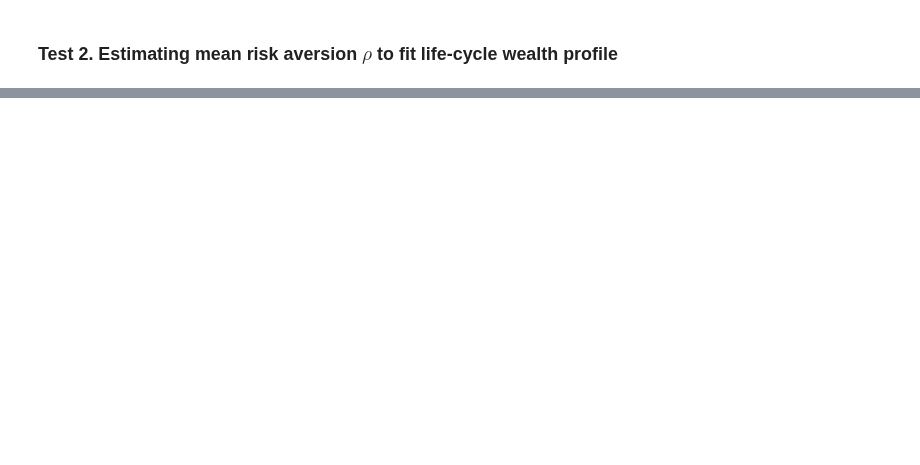
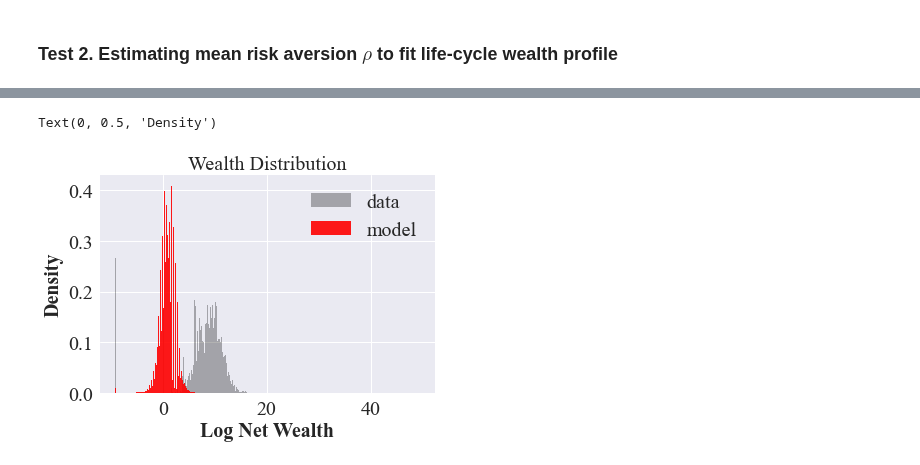
Before and after one commit to iworld1991/PIR, a Jupyter notebook: WorkingFolder/PythonCode/OLG-PE-Estimation.ipynb, the cells around one changed output, grey strips where cells are left out. Saved outputs shown, nothing was run; the diff lists cells and outputs as text; code cells hidden in the pictures; blank space fills up the shorter version.

```diff
--- a/WorkingFolder/PythonCode/OLG-PE-Estimation.ipynb
+++ b/WorkingFolder/PythonCode/OLG-PE-Estimation.ipynb
@@ -1465,0 +1555,25 @@ def objective_est_rho_point(ρ):
+# %%
+
+## wealth distribution
+
+plt.title('Wealth Distribution')
+n_SCF,bins_SCF,_ = plt.hist(np.log(SCF_lqwealth_sort+1e-4),
+                             weights = SCF_lqweights_sort_norm,
+                             density=True,
+                             bins=300,
+                            color='black',
+                            alpha=0.3,
+                           label='data')
+n_model,bins_model,_ = plt.hist(np.log(sim_moments['ap_grid_dist']+1e-4),
+                                weights = sim_moments['ap_pdfs_dist'],
+                                 density=True,
+                                bins=300,
+                                alpha=0.9,
+                                color='red',
+                                label='model')
+plt.legend(loc=0)
+plt.xlabel('Log Net Wealth')
+plt.ylabel('Density')
+# %% [output]
+Text(0, 0.5, 'Density')
+[figure, added]
```
Also changed, not shown: parts of 21 cells of this notebook, 1 other file.
